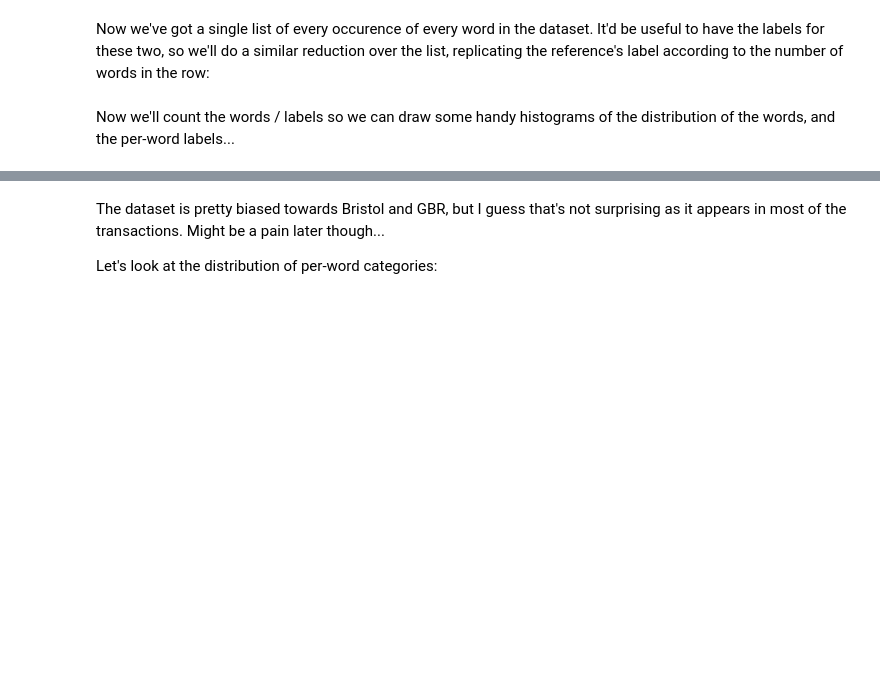
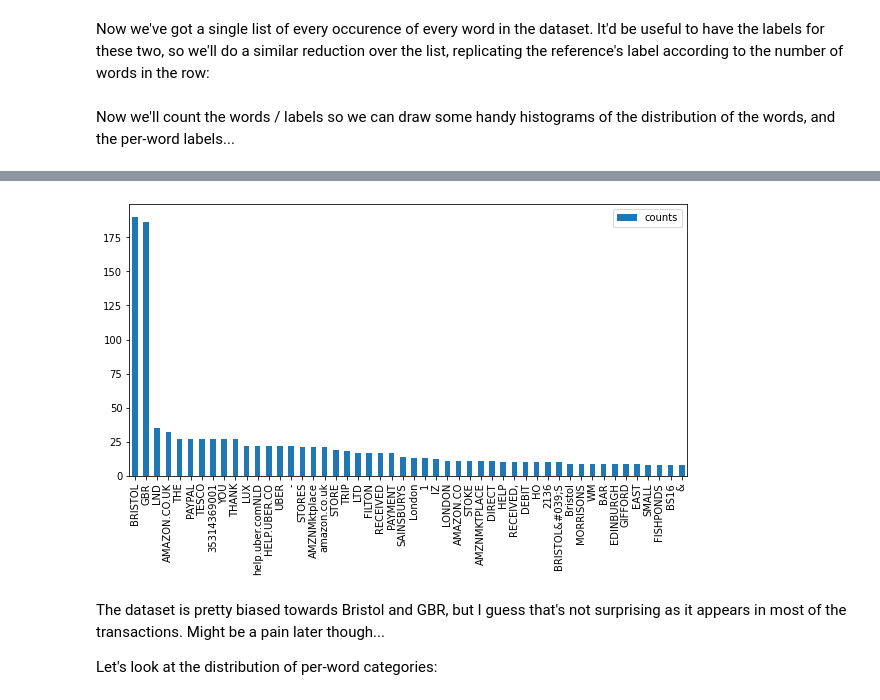
Before and after one commit to HalestormAI/where-did-my-money-go, a Jupyter notebook: notebooks/tokenisation-walkthrough.ipynb, the cells around one changed output, grey strips where cells are left out. Cells and saved outputs as stored; diff of their text form; code cells hidden in the pictures; blank space fills up the shorter version.

```diff
--- a/notebooks/tokenisation-walkthrough.ipynb
+++ b/notebooks/tokenisation-walkthrough.ipynb
@@ -30,7 +30,7 @@ def plot_word_histogram(words, lim=None):
     word_counts = Counter(words)
     df_counts = pd.DataFrame.from_dict(word_counts, orient="index", columns = ["counts"])
     df_counts = df_counts.sort_values('counts',ascending=False)
-    to_plot = df_counts if lim is None else df_counts[:50]
+    to_plot = df_counts if lim is None else df_counts[:lim]
     to_plot.plot(kind='bar',figsize=(10,5))
 
 # Only plot the top 50 for the sake of readibility
@@ -41,3 +39,4 @@ plot_word_histogram(words, 50)
+[figure, added]
 # %% [markdown]
 The dataset is pretty biased towards Bristol and GBR, but I guess that's not surprising as it appears in most of the transactions. Might be a pain later though...
 
```
Also changed, not shown: parts of 21 cells of this notebook.
